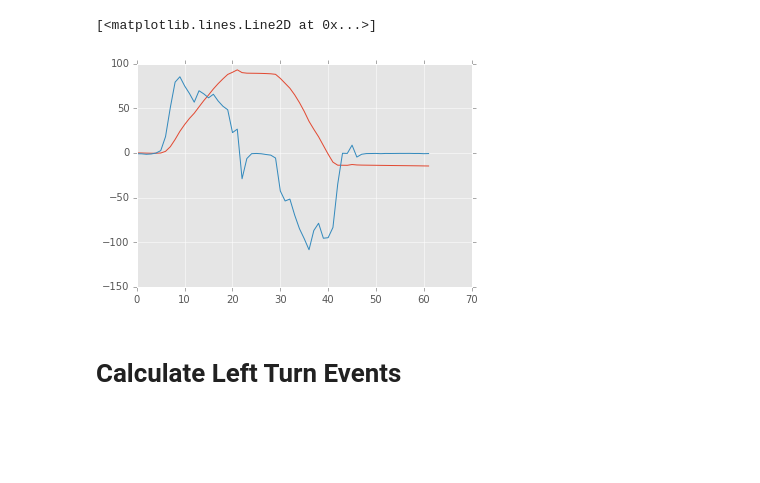
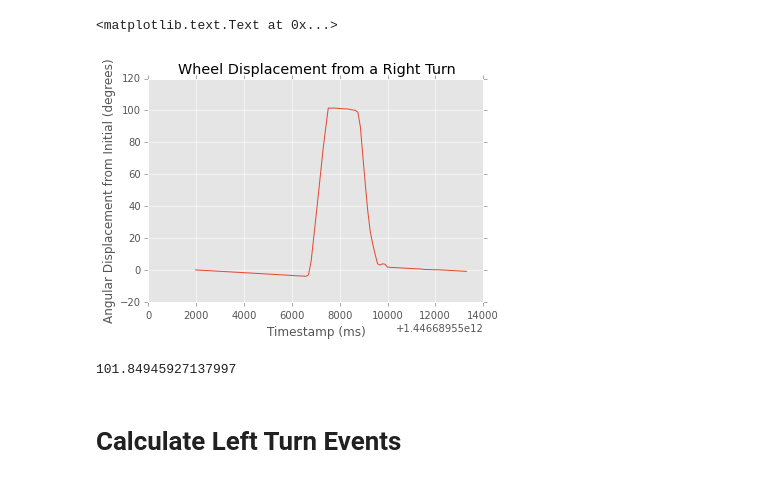
Before and after one commit to chrisngan24/fydp, a Jupyter notebook: experimental/arduino/init_analysis.ipynb, the cells around one changed output. Saved outputs shown, nothing was run; the diff lists cells and outputs as text; code cells hidden in the pictures; blank space fills up the shorter version.

```diff
--- a/experimental/arduino/init_analysis.ipynb
+++ b/experimental/arduino/init_analysis.ipynb
@@ -67,16 +77,16 @@ $$ y[n] = y[n-1] + \Delta x * f_x[n]$$
-# %%
-sensor_conv = 131.0
-# wheel_rad = 0.110
-wheel_rad = 1
-df.drop(df.index[[i for i in xrange(10)]], inplace=True)
-df['time_diff'] = subtract_from_prev_val(df, 'timestamp').fillna(0)/1000
-pos = integrate_col(df, 'gz', 'time_diff', 0)
-plt.plot(integrate_col(df, 'gz', 'time_diff', 0))
-plt.plot(df['gz'])
-# %% [output]
-[<matplotlib.lines.Line2D at 0x...>]
-[figure, removed]
-# %%
-df['theta'] = pos
+# %%
+
+plt.plot(df['timestamp'], df['theta'])
+plt.xlabel('Timestamp (ms)')
+plt.ylabel('Angular Displacement from Initial (degrees)')
+plt.title('Wheel Displacement from a Right Turn')
+# plt.plot(df['gz'])
+# %% [output]
+<matplotlib.text.Text at 0x...>
+[figure, added]
+# %%
+max(df.theta) + np.abs(min(df.theta))
+# %% [output]
+101.84945927137997
 # %% [markdown]
 # Calculate Left Turn Events
```
Also changed, not shown: parts of 13 cells of this notebook, 14 other files.
